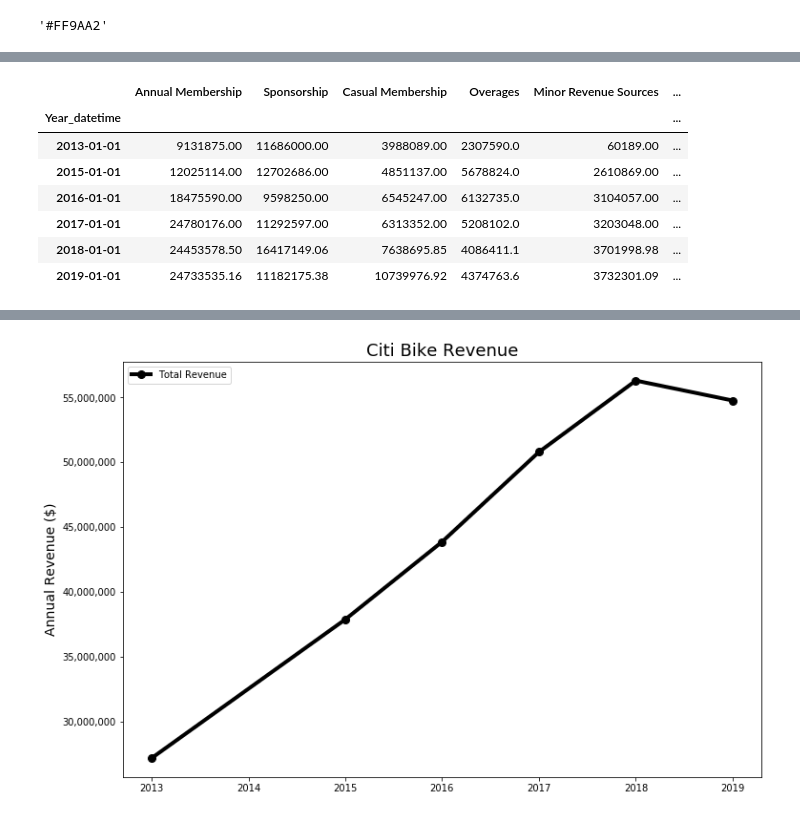
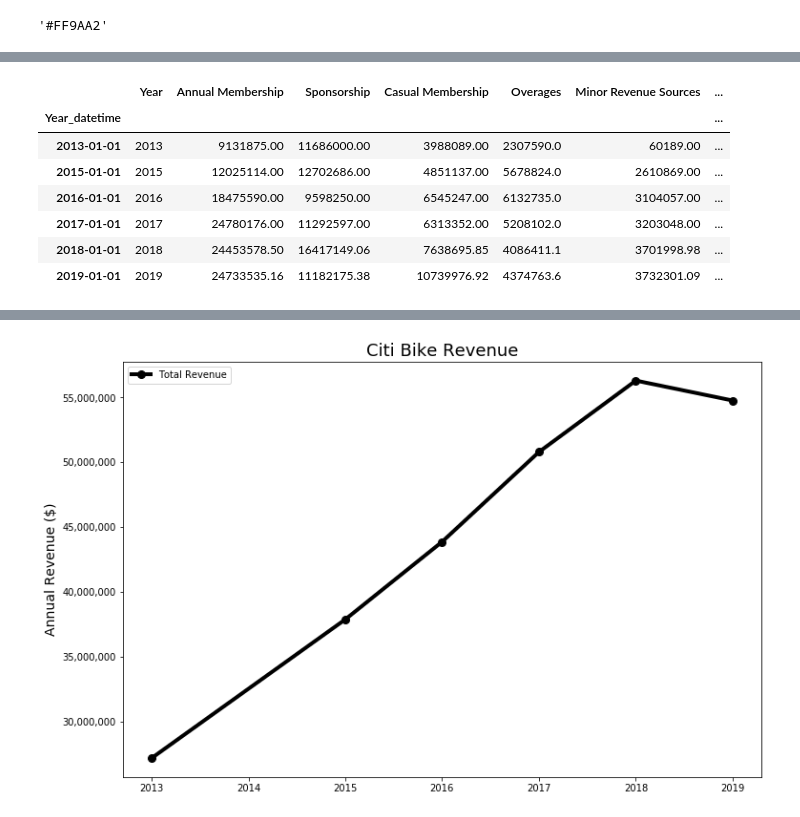
Before and after one commit to Data-Science-Link/project_bike_rental_analysis, a Jupyter notebook: scripts/workspace/Link_Michael/_operations/operations.ipynb, the cells around one changed output, grey strips where cells are left out. Cells and saved outputs as stored; diff of their text form; code cells hidden in the pictures.

```diff
--- a/scripts/workspace/Link_Michael/_operations/operations.ipynb
+++ b/scripts/workspace/Link_Michael/_operations/operations.ipynb
@@ -13,0 +51,8 @@ color_dct['red']
+# %%
+years = ['2013', '2014', '2015', '2016', '2017', '2018', '2019', '2020']
+# %%
+df_rides = pd.DataFrame(years)
+df_rides['Number of Rides'] = yr_rides
+df_rides.rename(columns={0:'Year'}, inplace=True)
+df_rides['Year'] = df_rides['Year'].astype(int)
+df_rides
@@ -17,5 +72,10 @@ df_op = pd.read_csv('/Users/michaellink/Desktop/__NYCDSA/_Projects/Capstone/data
 df_op['Year'] = df_op['Year'].astype(int)
 df_op.sort_values(by=['Year'], inplace=True)
 df_op['Year_datetime'] = pd.to_datetime(df_op['Year'].astype(str), format='%Y')
-df_op.drop(columns=['Year'], inplace=True)
-df_op.set_index('Year_datetime', inplace=True)
+
+# df_op.head(2)
+# %%
+df_op = pd.merge(df_op, df_rides, left_on='Year', right_on='Year')
+# df_op.drop(columns=['Year'], inplace=True)
+df_op.set_index('Year_datetime', inplace=True)
+df_op
@@ -22,19 +91,20 @@ df_op.set_index('Year_datetime', inplace=True)
 # %%
 df = df_op.copy()
 df['Minor Revenue Sources'] = df['Other Revenue'] + df['Tax']
 df.drop(columns=['Other Revenue','Tax'], inplace=True)
 df['Overages'] = df['Casual Overages'] + df['Annual Overages']
 df.drop(columns=['Casual Overages','Annual Overages'], inplace=True)
 df.drop(columns=['Refunds & Discounts'], inplace=True)
-df = df[['Annual Membership', 'Sponsorship', 'Casual Membership', 'Overages', 'Minor Revenue Sources']]
+df = df[['Year','Annual Membership', 'Sponsorship', 'Casual Membership', 'Overages', 'Minor Revenue Sources', 'Number of Rides']]
 df['Total Revenue'] = df['Annual Membership'] + df['Sponsorship'] + df['Casual Membership'] + df['Overages'] + df['Minor Revenue Sources']
+df['Sponsorship Per Ride'] = df['Sponsorship'] / df['Number of Rides']
 df
 # %% [output]
-|  | Annual Membership | Sponsorship | Casual Membership | Overages | Minor Revenue Sources | ... |
-| Year_datetime |  |  |  |  |  | ... |
-| 2013-01-01 | 9131875.00 | 11686000.00 | 3988089.00 | 2307590.0 | 60189.00 | ... |
-| 2015-01-01 | 12025114.00 | 12702686.00 | 4851137.00 | 5678824.0 | 2610869.00 | ... |
-| 2016-01-01 | 18475590.00 | 9598250.00 | 6545247.00 | 6132735.0 | 3104057.00 | ... |
-| 2017-01-01 | 24780176.00 | 11292597.00 | 6313352.00 | 5208102.0 | 3203048.00 | ... |
-| 2018-01-01 | 24453578.50 | 16417149.06 | 7638695.85 | 4086411.1 | 3701998.98 | ... |
-| 2019-01-01 | 24733535.16 | 11182175.38 | 10739976.92 | 4374763.6 | 3732301.09 | ... |
+|  | Year | Annual Membership | Sponsorship | Casual Membership | Overages | Minor Revenue Sources | ... |
+| Year_datetime |  |  |  |  |  |  | ... |
+| 2013-01-01 | 2013 | 9131875.00 | 11686000.00 | 3988089.00 | 2307590.0 | 60189.00 | ... |
+| 2015-01-01 | 2015 | 12025114.00 | 12702686.00 | 4851137.00 | 5678824.0 | 2610869.00 | ... |
+| 2016-01-01 | 2016 | 18475590.00 | 9598250.00 | 6545247.00 | 6132735.0 | 3104057.00 | ... |
+| 2017-01-01 | 2017 | 24780176.00 | 11292597.00 | 6313352.00 | 5208102.0 | 3203048.00 | ... |
+| 2018-01-01 | 2018 | 24453578.50 | 16417149.06 | 7638695.85 | 4086411.1 | 3701998.98 | ... |
+| 2019-01-01 | 2019 | 24733535.16 | 11182175.38 | 10739976.92 | 4374763.6 | 3732301.09 | ... |
```
Also changed, not shown: parts of 21 cells of this notebook, 10 other files.
